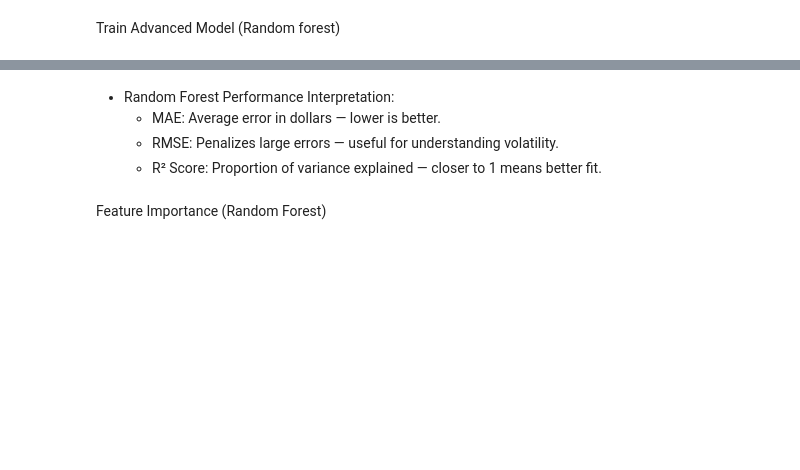
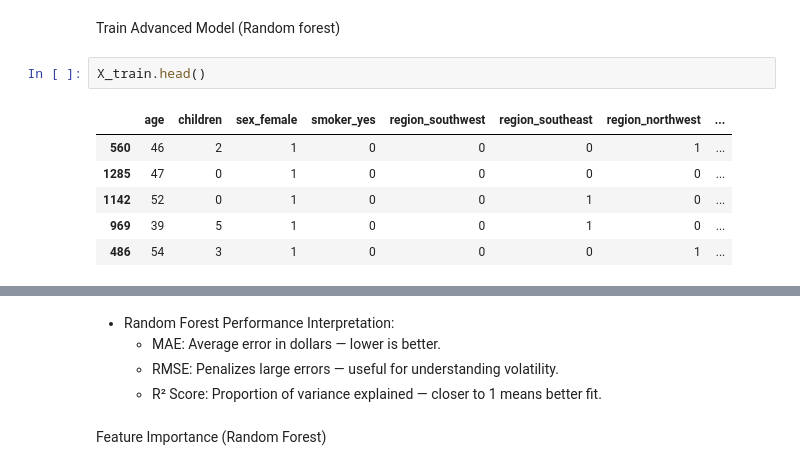
Before and after one commit to ka-kwok/Hackathon2Team1Project-Health-Insurance-Analysis, a Jupyter notebook: jupyter_notebooks/Prediction_test.ipynb, the cells around one changed output, grey strips where cells are left out. Drawn from its saved outputs; the diff is of its cells as text; blank space fills up the shorter version.

```diff
--- a/jupyter_notebooks/Prediction_test.ipynb
+++ b/jupyter_notebooks/Prediction_test.ipynb
@@ -150,5 +150,14 @@ plt.show()
 # %% [markdown]
 Train Advanced Model (Random forest)
+# %%
+X_train.head()
+# %% [output]
+|  | age | children | sex_female | smoker_yes | region_southwest | region_southeast | region_northwest | ... |
+| 560 | 46 | 2 | 1 | 0 | 0 | 0 | 1 | ... |
+| 1285 | 47 | 0 | 1 | 0 | 0 | 0 | 0 | ... |
+| 1142 | 52 | 0 | 1 | 0 | 0 | 1 | 0 | ... |
+| 969 | 39 | 5 | 1 | 0 | 0 | 1 | 0 | ... |
+| 486 | 54 | 3 | 1 | 0 | 0 | 0 | 1 | ... |
 # %%
 rf_model = RandomForestRegressor(n_estimators=200, random_state=42)
 rf_model.fit(X_train, y_train)
```
Also changed, not shown: parts of 15 cells of this notebook, 1 other file.
